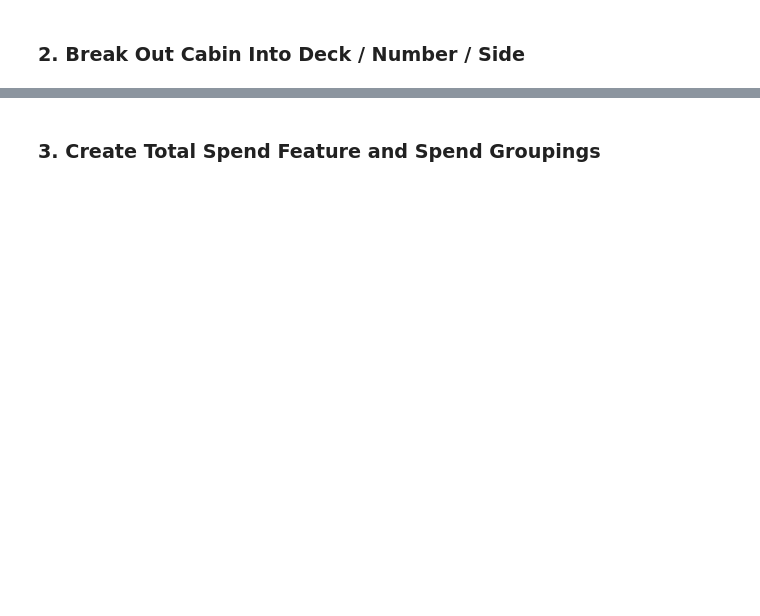
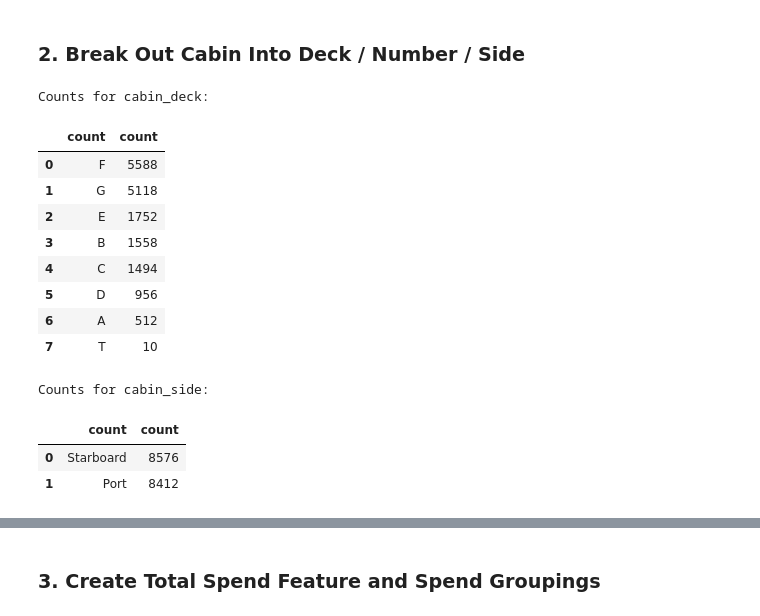
Before and after one commit to LandonWall/lightgbm-shap-analysis, a Jupyter notebook: lightgbm-shap-analysis-spaceship-titanic.ipynb, the cells around one changed output, grey strips where cells are left out. Drawn from its saved outputs; the diff is of its cells as text; code cells hidden in the pictures; blank space fills up the shorter version.

```diff
--- a/lightgbm-shap-analysis-spaceship-titanic.ipynb
+++ b/lightgbm-shap-analysis-spaceship-titanic.ipynb
@@ -218,0 +229,33 @@ df.drop(columns=['Cabin'], inplace=True)
+# %%
+cabin_cols = ['cabin_deck', 'cabin_side']
+
+counts_dict = {}
+
+for feature in cabin_cols:
+    if feature in df.columns:
+        counts_dict[feature] = df[feature].value_counts()
+    else:
+        counts_dict[feature] = 'Feature not found in the dataset.'
+
+for feature, counts in counts_dict.items():
+    print(f'Counts for {feature}:')
+    if isinstance(counts, pd.Series):
+        display(pd.DataFrame(counts).reset_index().rename(columns={'index': feature, feature: 'count'}))
+    else:
+        print(counts)
+    print('\n')
+# %% [output]
+Counts for cabin_deck:
+|  | count | count |
+| 0 | F | 5588 |
+| 1 | G | 5118 |
+| 2 | E | 1752 |
+| 3 | B | 1558 |
+| 4 | C | 1494 |
+| 5 | D | 956 |
+| 6 | A | 512 |
+| 7 | T | 10 |
+Counts for cabin_side:
+|  | count | count |
+| 0 | Starboard | 8576 |
+| 1 | Port | 8412 |
```
Also changed, not shown: parts of 19 cells of this notebook.
